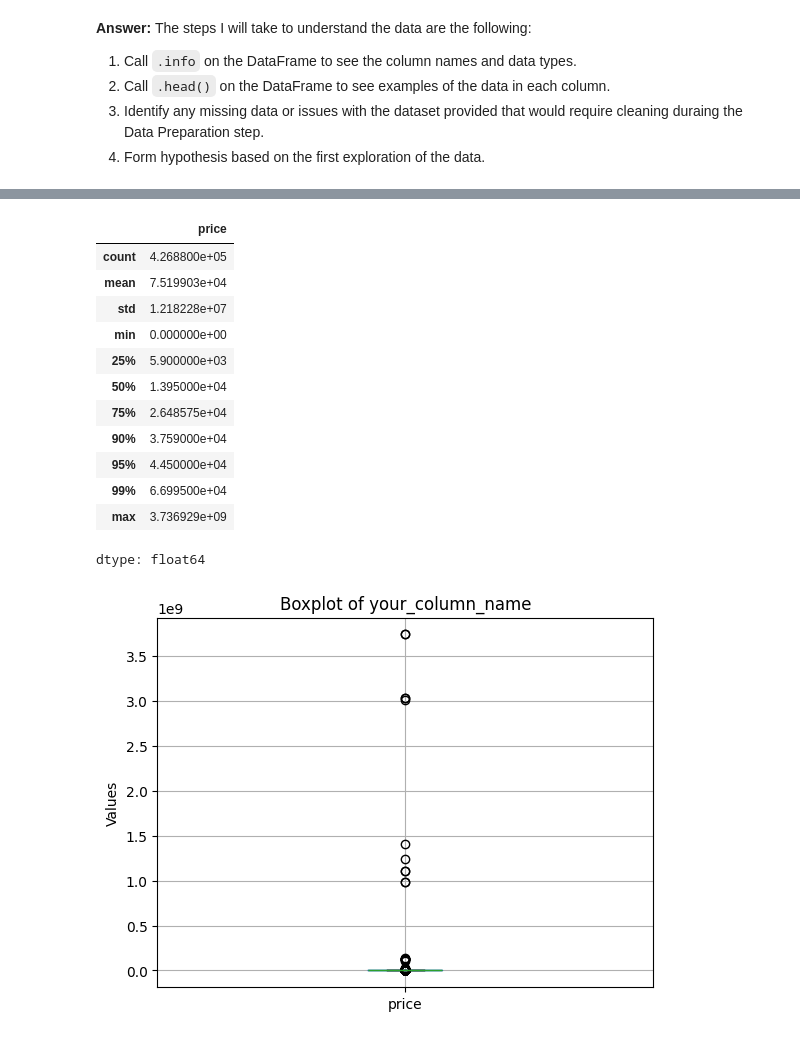
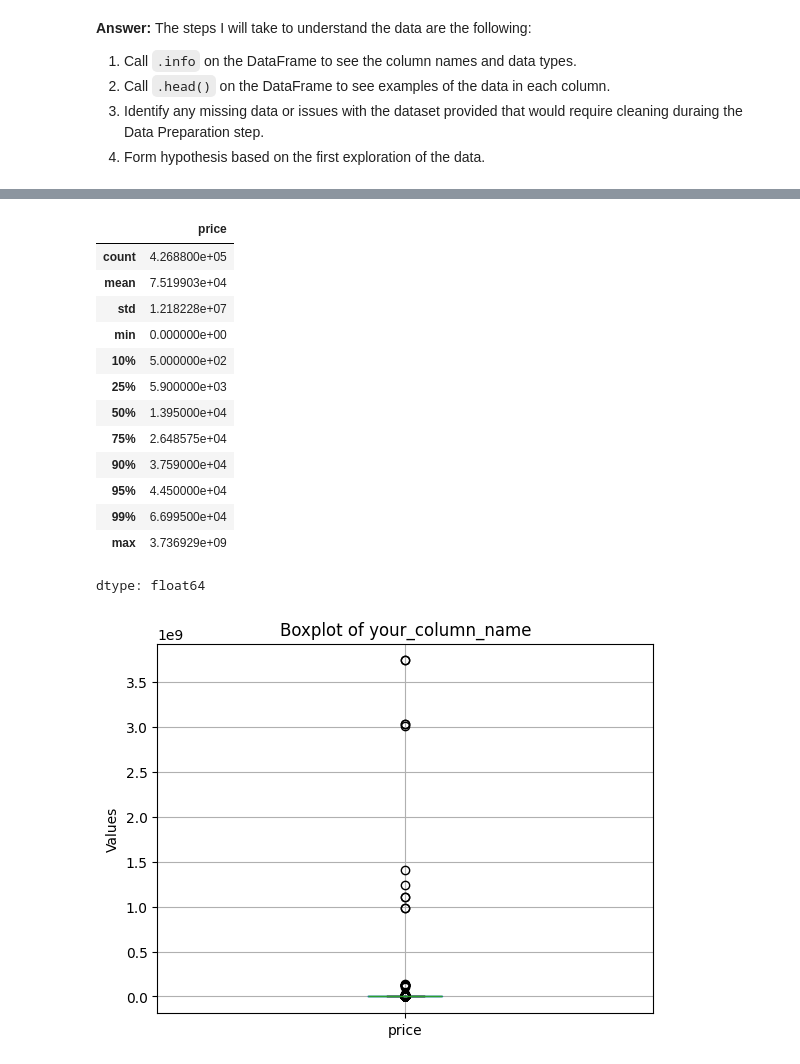
Before and after one commit to vegalopm/ml-assignment-mod11, a Jupyter notebook: prompt_II.ipynb, the cells around one changed output, grey strips where cells are left out. Drawn from its saved outputs; the diff is of its cells as text; code cells hidden in the pictures.

```diff
--- a/prompt_II.ipynb
+++ b/prompt_II.ipynb
@@ -98,13 +98,14 @@ size possible values:  [nan 'full-size' 'mid-size' 'compact' 'sub-compact']
  1945. 1902. 1905. 1920. 1944. 1910. 1909.]
 # %%
 # Output statistics on the price column
-cars['price'].describe(percentiles=[0.25, 0.5, 0.75, 0.9, 0.95, 0.99])
+cars['price'].describe(percentiles=[0.1, 0.25, 0.5, 0.75, 0.9, 0.95, 0.99])
 # %% [output]
 |  | price |
 | count | 4.268800e+05 |
 | mean | 7.519903e+04 |
 | std | 1.218228e+07 |
 | min | 0.000000e+00 |
+| 10% | 5.000000e+02 |
 | 25% | 5.900000e+03 |
 | 50% | 1.395000e+04 |
 | 75% | 2.648575e+04 |
```
Also changed, not shown: parts of 7 cells of this notebook.
